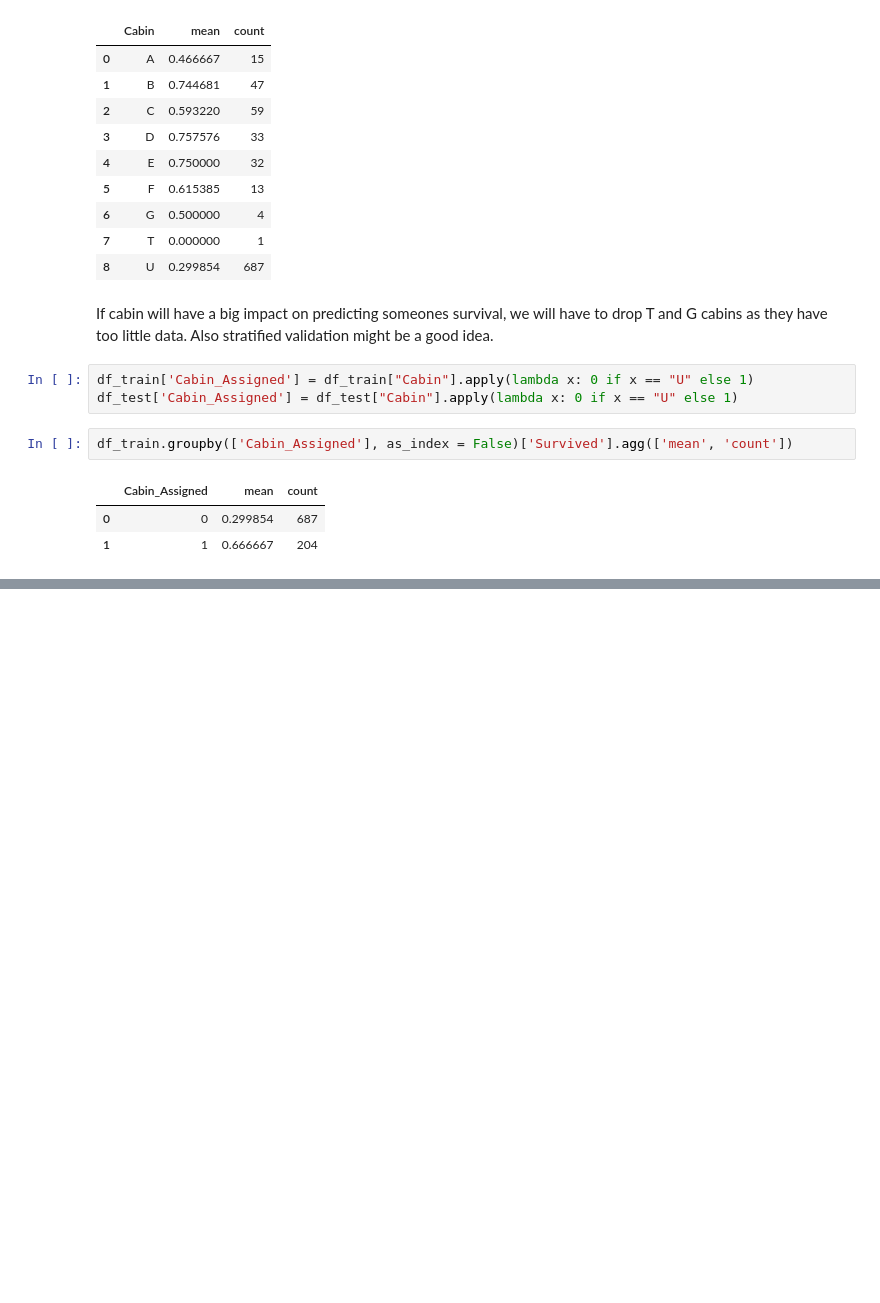
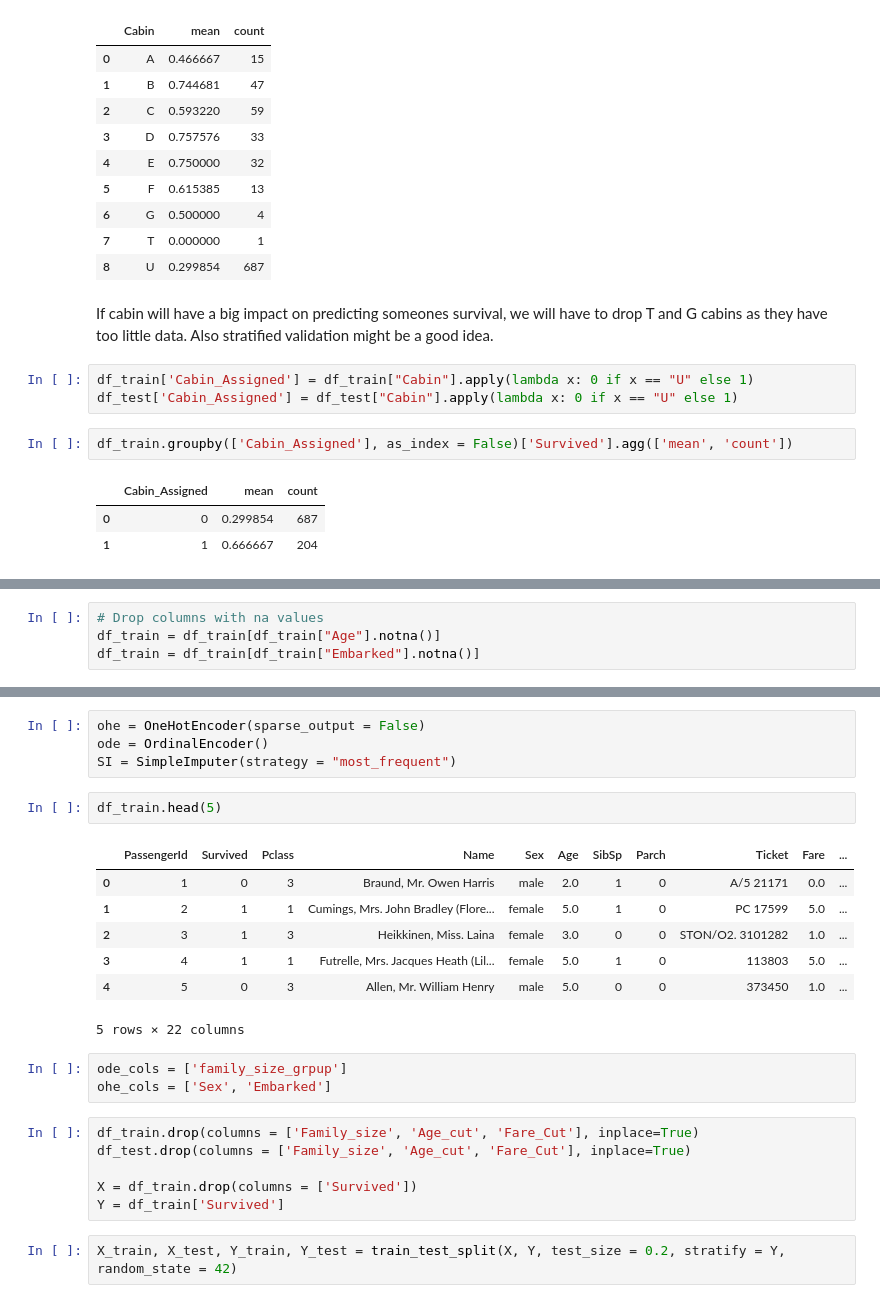
Before and after one commit to OjmJakon/titanic-survival-prediction, a Jupyter notebook: main.ipynb, the cells around one changed output, grey strips where cells are left out. Saved outputs shown, nothing was run; the diff lists cells and outputs as text; blank space fills up the shorter version.

```diff
--- a/main.ipynb
+++ b/main.ipynb
@@ -327,0 +372,4 @@ df_train.groupby(['Cabin_Assigned'], as_index = False)['Survived'].agg(['mean',
+# %%
+# Drop columns with na values
+df_train = df_train[df_train["Age"].notna()]
+df_train = df_train[df_train["Embarked"].notna()]
@@ -327,0 +396,25 @@ df_train.groupby(['Cabin_Assigned'], as_index = False)['Survived'].agg(['mean',
+# %%
+ohe = OneHotEncoder(sparse_output = False)
+ode = OrdinalEncoder()
+SI = SimpleImputer(strategy = "most_frequent")
+# %%
+df_train.head(5)
+# %% [output]
+|  | PassengerId | Survived | Pclass | Name | Sex | Age | SibSp | Parch | Ticket | Fare | ... |
+| 0 | 1 | 0 | 3 | Braund, Mr. Owen Harris | male | 2.0 | 1 | 0 | A/5 21171 | 0.0 | ... |
+| 1 | 2 | 1 | 1 | Cumings, Mrs. John Bradley (Flore... | female | 5.0 | 1 | 0 | PC 17599 | 5.0 | ... |
+| 2 | 3 | 1 | 3 | Heikkinen, Miss. Laina | female | 3.0 | 0 | 0 | STON/O2. 3101282 | 1.0 | ... |
+| 3 | 4 | 1 | 1 | Futrelle, Mrs. Jacques Heath (Lil... | female | 5.0 | 1 | 0 | 113803 | 5.0 | ... |
+| 4 | 5 | 0 | 3 | Allen, Mr. William Henry | male | 5.0 | 0 | 0 | 373450 | 1.0 | ... |
+5 rows × 22 columns
+# %%
+ode_cols = ['family_size_grpup']
+ohe_cols = ['Sex', 'Embarked']
+# %%
+df_train.drop(columns = ['Family_size', 'Age_cut', 'Fare_Cut'], inplace=True)
+df_test.drop(columns = ['Family_size', 'Age_cut', 'Fare_Cut'], inplace=True)
+
+X = df_train.drop(columns = ['Survived'])
+Y = df_train['Survived']
+# %%
+X_train, X_test, Y_train, Y_test = train_test_split(X, Y, test_size = 0.2, stratify = Y, random_state = 42)
```
Also changed, not shown: parts of 4 cells of this notebook.
